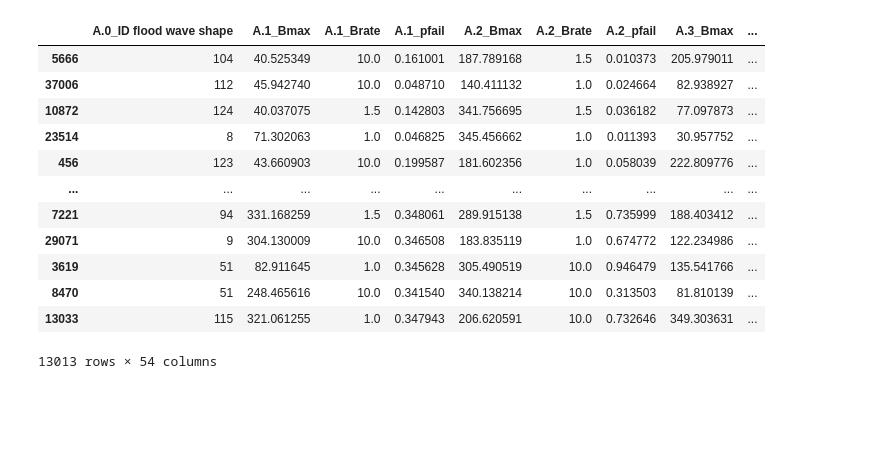
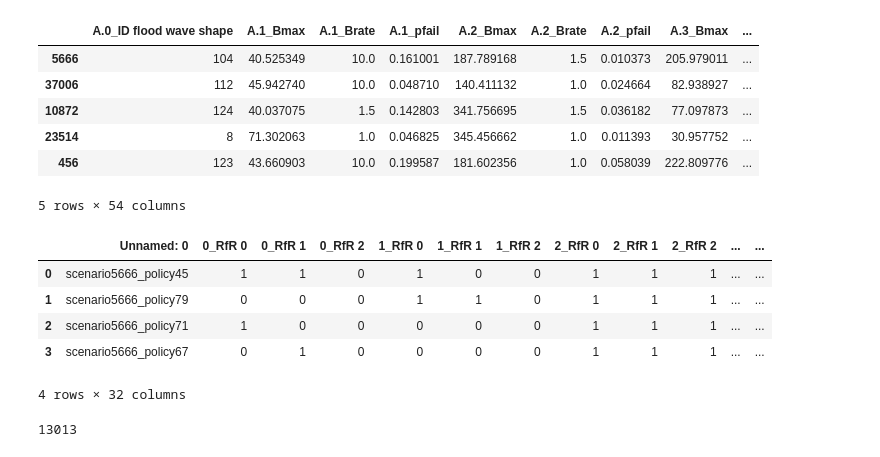
Before and after one commit to pherfkens/PROJECT_MBDM_GROUP1, a Jupyter notebook: final assignment/vulnerability_testing.ipynb, the cells around one changed output. Saved outputs shown, nothing was run; the diff lists cells and outputs as text; code cells hidden in the pictures; blank space fills up the shorter version.

```diff
--- a/final assignment/vulnerability_testing.ipynb
+++ b/final assignment/vulnerability_testing.ipynb
@@ -19,27 +20,24 @@ from custom_problem_formulation_no_RfR import get_model_for_problem_formulation
 # %%
 combined_df = pd.read_csv("results/PRIM_scenarios.csv", index_col=0)
-combined_df
+combined_df.head()
 # %% [output]
 |  | A.0_ID flood wave shape | A.1_Bmax | A.1_Brate | A.1_pfail | A.2_Bmax | A.2_Brate | A.2_pfail | A.3_Bmax | ... |
 | 5666 | 104 | 40.525349 | 10.0 | 0.161001 | 187.789168 | 1.5 | 0.010373 | 205.979011 | ... |
 | 37006 | 112 | 45.942740 | 10.0 | 0.048710 | 140.411132 | 1.0 | 0.024664 | 82.938927 | ... |
 | 10872 | 124 | 40.037075 | 1.5 | 0.142803 | 341.756695 | 1.5 | 0.036182 | 77.097873 | ... |
 | 23514 | 8 | 71.302063 | 1.0 | 0.046825 | 345.456662 | 1.0 | 0.011393 | 30.957752 | ... |
 | 456 | 123 | 43.660903 | 10.0 | 0.199587 | 181.602356 | 1.0 | 0.058039 | 222.809776 | ... |
-| ... | ... | ... | ... | ... | ... | ... | ... | ... | ... |
-| 7221 | 94 | 331.168259 | 1.5 | 0.348061 | 289.915138 | 1.5 | 0.735999 | 188.403412 | ... |
-| 29071 | 9 | 304.130009 | 10.0 | 0.346508 | 183.835119 | 1.0 | 0.674772 | 122.234986 | ... |
-| 3619 | 51 | 82.911645 | 1.0 | 0.345628 | 305.490519 | 10.0 | 0.946479 | 135.541766 | ... |
-| 8470 | 51 | 248.465616 | 10.0 | 0.341540 | 340.138214 | 10.0 | 0.313503 | 81.810139 | ... |
-| 13033 | 115 | 321.061255 | 1.0 | 0.347943 | 206.620591 | 10.0 | 0.732646 | 349.303631 | ... |
-13013 rows × 54 columns
+5 rows × 54 columns
 # %%
 # First we test the final policy set, against each scenario, which remained after the PRIM analysis.
 
 model, steps = get_model_for_problem_formulation()
 
 final_policies = pd.read_csv('results/levers_final_policies.csv')
+display(final_policies)
 final_policies = final_policies[[l.name for l in model.levers]]
+
+
 
 policies = []
 for idx, row in final_policies.iterrows():
@@ -55,3 +53,12 @@ for idx, row in scenarios_df.iterrows():
     scenario_dict = row.to_dict()
     scenario_name = idx
     scenarios.append(Scenario(scenario_name, **scenario_dict))
+scenarios.__len__()
+# %% [output]
+|  | Unnamed: 0 | 0_RfR 0 | 0_RfR 1 | 0_RfR 2 | 1_RfR 0 | 1_RfR 1 | 1_RfR 2 | 2_RfR 0 | 2_RfR 1 | 2_RfR 2 | ... | ... |
+| 0 | scenario5666_policy45 | 1 | 1 | 0 | 1 | 0 | 0 | 1 | 1 | 1 | ... | ... |
+| 1 | scenario5666_policy79 | 0 | 0 | 0 | 1 | 1 | 0 | 1 | 1 | 1 | ... | ... |
+| 2 | scenario5666_policy71 | 1 | 0 | 0 | 0 | 0 | 0 | 1 | 1 | 1 | ... | ... |
+| 3 | scenario5666_policy67 | 0 | 1 | 0 | 0 | 0 | 0 | 1 | 1 | 1 | ... | ... |
+4 rows × 32 columns
+13013
```
Also changed, not shown: parts of 20 cells of this notebook, 6 other files.
